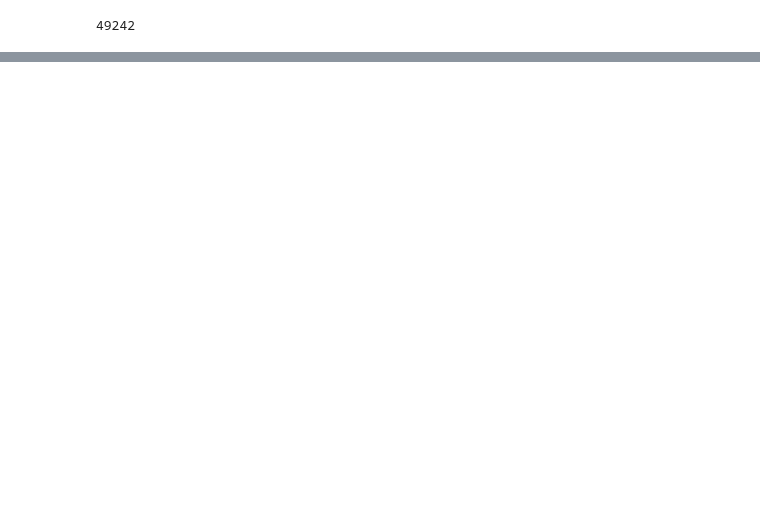
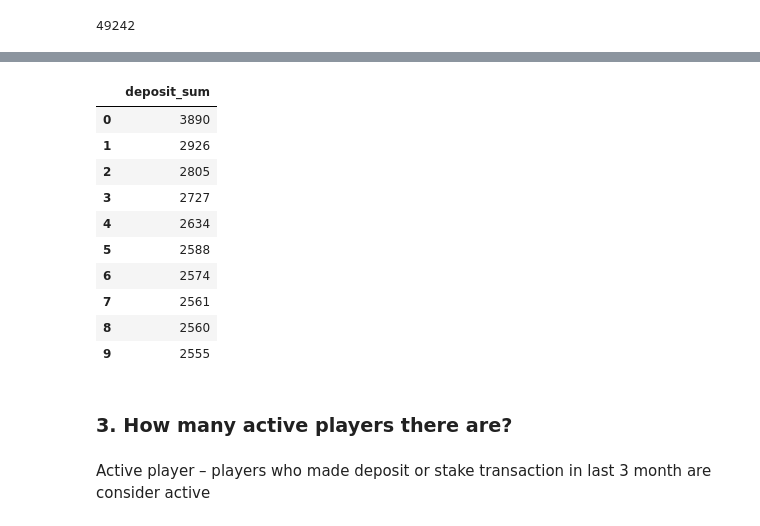
Before and after one commit to KonuTech/lotto2, a Jupyter notebook: assignment_01.ipynb, the cells around one changed output, grey strips where cells are left out. Saved outputs shown, nothing was run; the diff lists cells and outputs as text; code cells hidden in the pictures; blank space fills up the shorter version.

```diff
--- a/assignment_01.ipynb
+++ b/assignment_01.ipynb
@@ -284,0 +285,38 @@ q3_result
+# %%
+q2 = """
+WITH
+    v_deposite_balance AS (
+        SELECT
+            PlayerNr,
+            (COALESCE(Balance_after, 0) - COALESCE(Balance_before, 0)) as deposit
+
+        FROM transactions
+        WHERE Trx_Type='deposit'
+        )
+
+SELECT
+    SUM(deposit) as deposit_sum
+FROM v_deposite_balance as vdb
+GROUP BY PlayerNr
+ORDER BY deposit_sum DESC
+LIMIT 10
+"""
+# %%
+ps.sqldf(q2, locals())
+# %% [output]
+|  | deposit_sum |
+| 0 | 3890 |
+| 1 | 2926 |
+| 2 | 2805 |
+| 3 | 2727 |
+| 4 | 2634 |
+| 5 | 2588 |
+| 6 | 2574 |
+| 7 | 2561 |
+| 8 | 2560 |
+| 9 | 2555 |
+# %% [markdown]
+### 3. How many active players there are?
+# %% [markdown]
+Active player – players who made deposit or stake transaction in last 3 month are consider
+active
```
Also changed, not shown: parts of 52 cells of this notebook.
